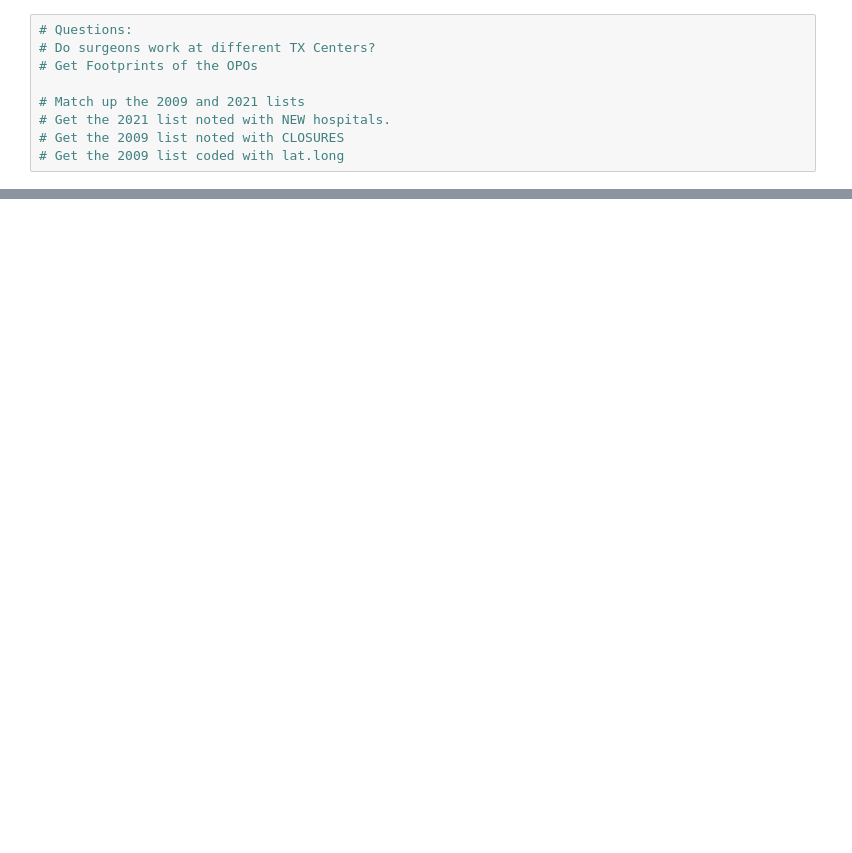
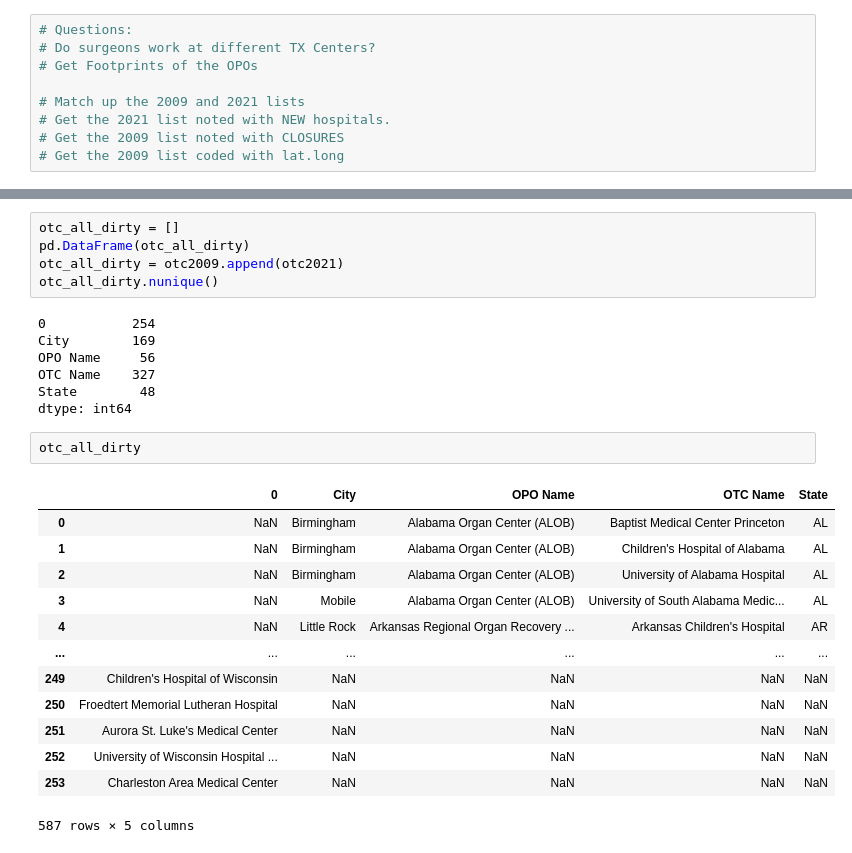
Before and after one commit to thecadillacboy/capstone, a Jupyter notebook: transplant_centers.ipynb, the cells around one changed output, grey strips where cells are left out. Drawn from its saved outputs; the diff is of its cells as text; blank space fills up the shorter version.

```diff
--- a/transplant_centers.ipynb
+++ b/transplant_centers.ipynb
@@ -111,0 +162,28 @@ tx_centers2009.head()
+# %%
+otc_all_dirty = []
+pd.DataFrame(otc_all_dirty)
+otc_all_dirty = otc2009.append(otc2021)
+otc_all_dirty.nunique()
+# %% [output]
+0           254
+City        169
+OPO Name     56
+OTC Name    327
+State        48
+dtype: int64
+# %%
+otc_all_dirty
+# %% [output]
+|  | 0 | City | OPO Name | OTC Name | State |
+| 0 | NaN | Birmingham | Alabama Organ Center (ALOB) | Baptist Medical Center Princeton | AL |
+| 1 | NaN | Birmingham | Alabama Organ Center (ALOB) | Children's Hospital of Alabama | AL |
+| 2 | NaN | Birmingham | Alabama Organ Center (ALOB) | University of Alabama Hospital | AL |
+| 3 | NaN | Mobile | Alabama Organ Center (ALOB) | University of South Alabama Medic... | AL |
+| 4 | NaN | Little Rock | Arkansas Regional Organ Recovery ... | Arkansas Children's Hospital | AR |
+| ... | ... | ... | ... | ... | ... |
+| 249 | Children's Hospital of Wisconsin | NaN | NaN | NaN | NaN |
+| 250 | Froedtert Memorial Lutheran Hospital | NaN | NaN | NaN | NaN |
+| 251 | Aurora St. Luke's Medical Center | NaN | NaN | NaN | NaN |
+| 252 | University of Wisconsin Hospital ... | NaN | NaN | NaN | NaN |
+| 253 | Charleston Area Medical Center | NaN | NaN | NaN | NaN |
+587 rows × 5 columns
```
Also changed, not shown: parts of 14 cells of this notebook, 1 other file.
